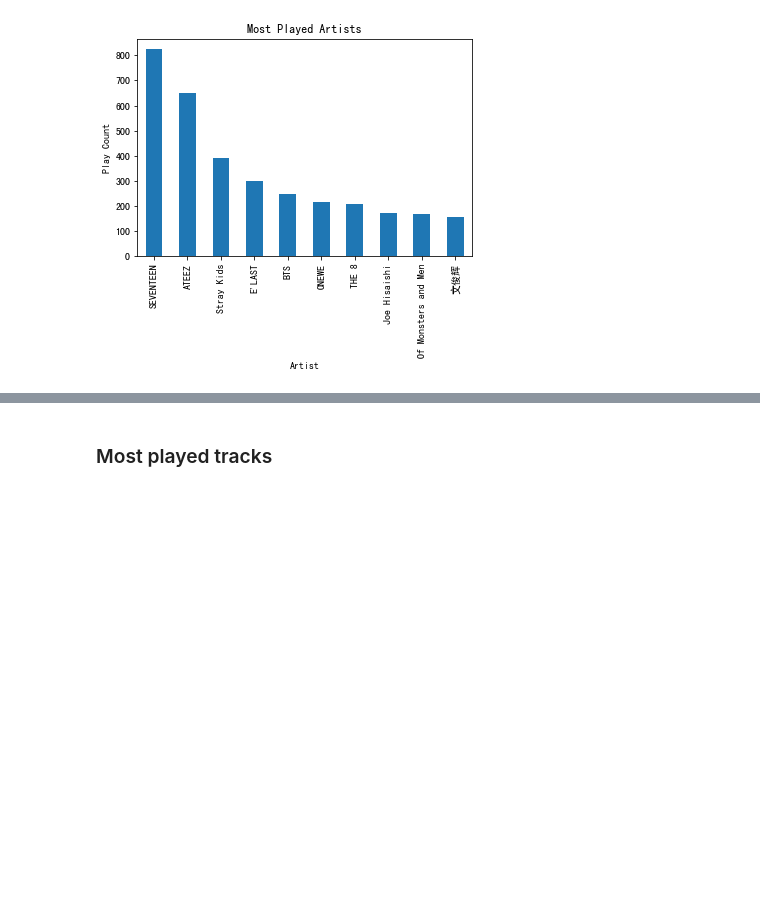
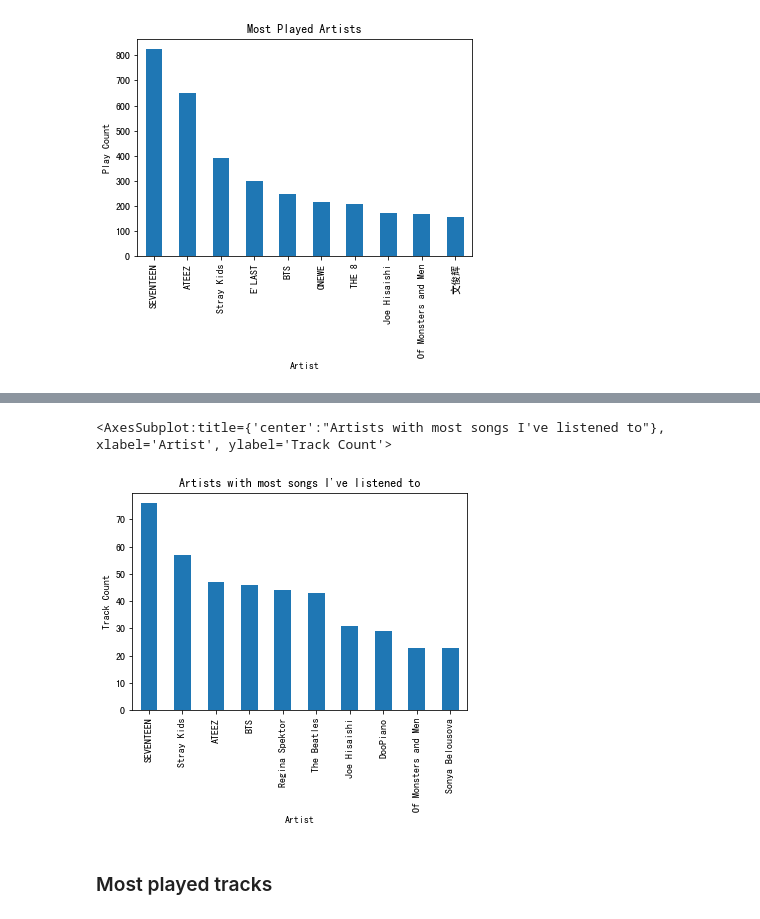
Before and after one commit to YasMME/spotify-data-exploration, a Jupyter notebook: SpotifyStreamingHistory.ipynb, the cells around one changed output, grey strips where cells are left out. Saved outputs shown, nothing was run; the diff lists cells and outputs as text; code cells hidden in the pictures; blank space fills up the shorter version.

Commit message:
graph of artists with most tracks listened to

```diff
--- a/SpotifyStreamingHistory.ipynb
+++ b/SpotifyStreamingHistory.ipynb
@@ -221,3 +221,5 @@ top_10_artists.plot.bar(xlabel='Artist', ylabel='Play Count', title='Most Played
 # %% [output]
 <AxesSubplot:title={'center':'Most Played Artists'}, xlabel='Artist', ylabel='Play Count'>
 [figure]
+# %%
+artists_with_most_songs = distinct_tracks['artistName'].value_counts().nlargest(10)
@@ -224,3 +240,8 @@ top_10_artists.plot.bar(xlabel='Artist', ylabel='Play Count', title='Most Played
+# %%
+artists_with_most_songs.plot.bar(xlabel='Artist', ylabel='Track Count', title='Artists with most songs I\'ve listened to')
+# %% [output]
+<AxesSubplot:title={'center':"Artists with most songs I've listened to"}, xlabel='Artist', ylabel='Track Count'>
+[figure, added]
 # %% [markdown]
 ### Most played tracks
 # %%
```
Also changed, not shown: parts of 1 cell of this notebook.
